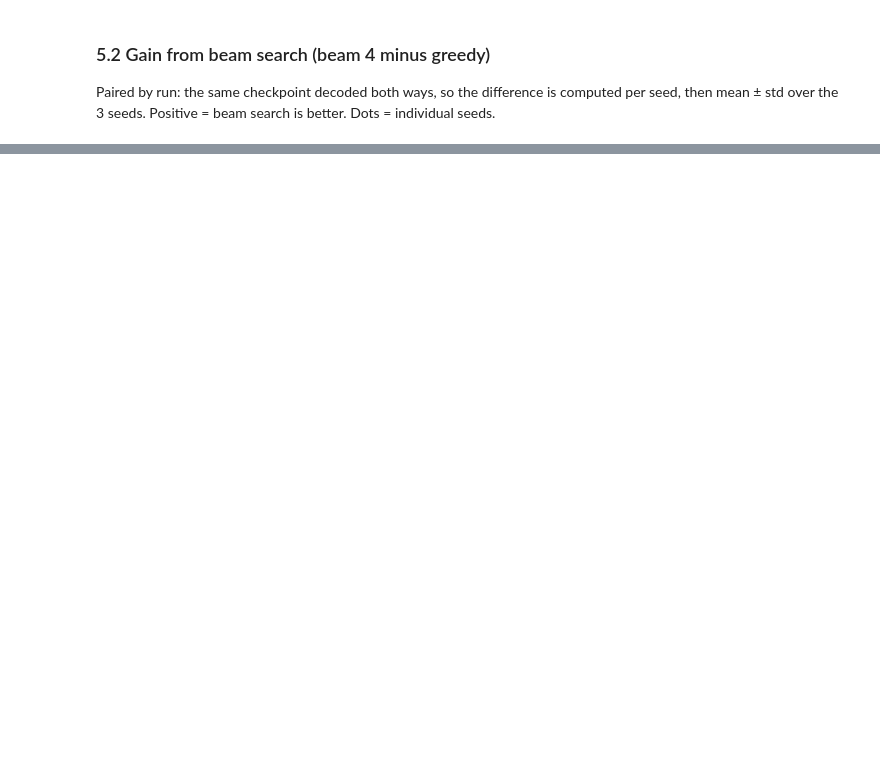
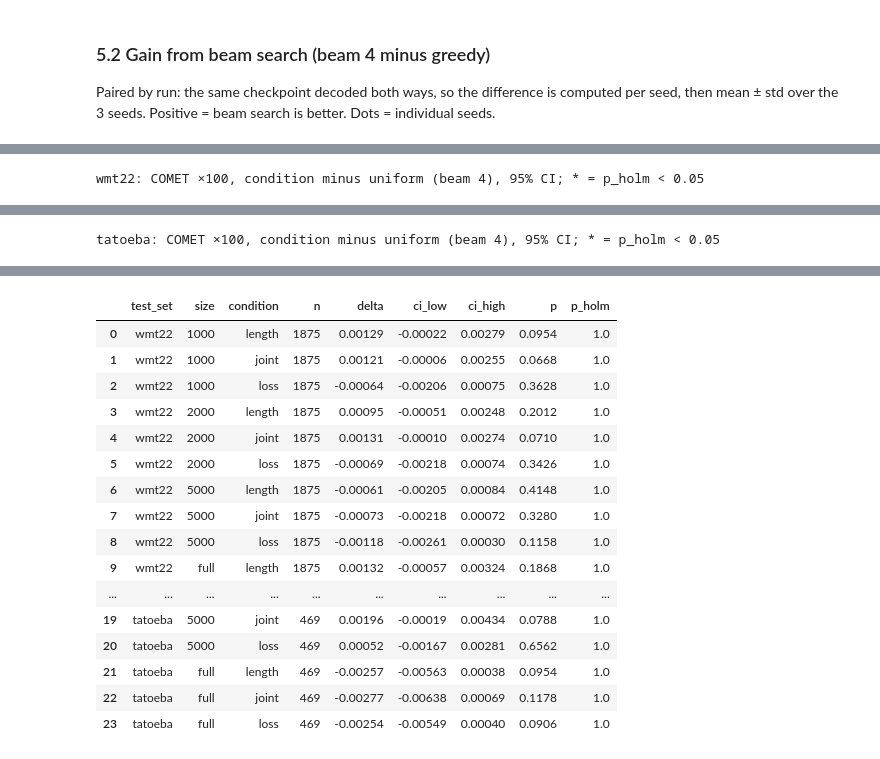
Before and after one commit to caioartus/machine_translation, a Jupyter notebook: notebooks/results.ipynb, the cells around one changed output, grey strips where cells are left out. Cells and saved outputs as stored; diff of their text form; code cells hidden in the pictures; blank space fills up the shorter version.

```diff
--- a/notebooks/results.ipynb
+++ b/notebooks/results.ipynb
@@ -248,0 +395,60 @@ plt.show()
+# %%
+import numpy as np
+
+N_BOOT = 10_000
+BOOT_BEAM = 4
+rng = np.random.default_rng(0)
+
+
+def sentence_comet(output_dir):
+    """Sentence-level COMET of one run, as a Series indexed by sentence id."""
+    scores = json.loads((Path(output_dir) / "comet.json").read_text())["sentence_scores"]
+    return pd.Series({s["id"]: s["score"] for s in scores})
+
+
+# Per sentence: COMET averaged over the 3 seeds, for every (test set, size, condition).
+runs_b = test[test["beam"] == BOOT_BEAM]
+seed_avg = {key: pd.concat([sentence_comet(o) for o in g["output"]], axis=1).mean(axis=1)
+            for key, g in runs_b.groupby(["test_set", "size", "condition"])}
+
+
+def holm(p):
+    """Holm-Bonferroni adjusted p-values."""
+    p = np.asarray(p)
+    order = np.argsort(p)
+    adj = np.maximum.accumulate((len(p) - np.arange(len(p))) * p[order]).clip(max=1)
+    out = np.empty_like(adj)
+    out[order] = adj
+    return out
+
+
+rows = []
+for test_set in TEST_SETS:
+    for size in SIZES:
+        base = seed_avg[(test_set, size, "uniform")]
+        n = len(base)
+        idx = rng.integers(0, n, size=(N_BOOT, n))  # same resamples for every condition at this size
+        for condition in CONDITIONS[1:]:
+            other = seed_avg[(test_set, size, condition)]
+            assert other.index.equals(base.index)
+            d = (other - base).to_numpy()
+            boot = d[idx].mean(axis=1)
+            p = 2 * min((boot <= 0).mean(), (boot >= 0).mean())
+            rows.append({"test_set": test_set, "size": size, "condition": condition, "n": n,
+                         "delta": d.mean(), "ci_low": np.percentile(boot, 2.5),
+                         "ci_high": np.percentile(boot, 97.5), "p": max(p, 1 / N_BOOT)})
+boot_res = pd.DataFrame(rows)
+boot_res["p_holm"] = holm(boot_res["p"])
+
+# Table: Δ COMET ×100 with 95% CI; * = significant after Holm correction (p < 0.05).
+fmt = lambda r: (f"{100 * r.delta:+.2f} [{100 * r.ci_low:+.2f}, {100 * r.ci_high:+.2f}]"
+                 + ("*" if r.p_holm < 0.05 else ""))
+boot_res["cell"] = boot_res.apply(fmt, axis=1)
+for test_set in TEST_SETS:
+    print(f"{test_set}: COMET ×100, condition minus uniform (beam {BOOT_BEAM}), 95% CI; * = p_holm < 0.05")
+    display(boot_res[boot_res["test_set"] == test_set]
+            .pivot(index="size", columns="condition", values="cell")
+            .reindex(index=SIZES, columns=CONDITIONS[1:]))
+display(boot_res.drop(columns="cell").round(5))
+# %% [output]
+wmt22: COMET ×100, condition minus uniform (beam 4), 95% CI; * = p_holm < 0.05
@@ -248,0 +461 @@ plt.show()
+tatoeba: COMET ×100, condition minus uniform (beam 4), 95% CI; * = p_holm < 0.05
@@ -248,0 +468,17 @@ plt.show()
+|  | test_set | size | condition | n | delta | ci_low | ci_high | p | p_holm |
+| 0 | wmt22 | 1000 | length | 1875 | 0.00129 | -0.00022 | 0.00279 | 0.0954 | 1.0 |
+| 1 | wmt22 | 1000 | joint | 1875 | 0.00121 | -0.00006 | 0.00255 | 0.0668 | 1.0 |
+| 2 | wmt22 | 1000 | loss | 1875 | -0.00064 | -0.00206 | 0.00075 | 0.3628 | 1.0 |
+| 3 | wmt22 | 2000 | length | 1875 | 0.00095 | -0.00051 | 0.00248 | 0.2012 | 1.0 |
+| 4 | wmt22 | 2000 | joint | 1875 | 0.00131 | -0.00010 | 0.00274 | 0.0710 | 1.0 |
+| 5 | wmt22 | 2000 | loss | 1875 | -0.00069 | -0.00218 | 0.00074 | 0.3426 | 1.0 |
+| 6 | wmt22 | 5000 | length | 1875 | -0.00061 | -0.00205 | 0.00084 | 0.4148 | 1.0 |
+| 7 | wmt22 | 5000 | joint | 1875 | -0.00073 | -0.00218 | 0.00072 | 0.3280 | 1.0 |
+| 8 | wmt22 | 5000 | loss | 1875 | -0.00118 | -0.00261 | 0.00030 | 0.1158 | 1.0 |
+| 9 | wmt22 | full | length | 1875 | 0.00132 | -0.00057 | 0.00324 | 0.1868 | 1.0 |
+| ... | ... | ... | ... | ... | ... | ... | ... | ... | ... |
+| 19 | tatoeba | 5000 | joint | 469 | 0.00196 | -0.00019 | 0.00434 | 0.0788 | 1.0 |
+| 20 | tatoeba | 5000 | loss | 469 | 0.00052 | -0.00167 | 0.00281 | 0.6562 | 1.0 |
+| 21 | tatoeba | full | length | 469 | -0.00257 | -0.00563 | 0.00038 | 0.0954 | 1.0 |
+| 22 | tatoeba | full | joint | 469 | -0.00277 | -0.00638 | 0.00069 | 0.1178 | 1.0 |
+| 23 | tatoeba | full | loss | 469 | -0.00254 | -0.00549 | 0.00040 | 0.0906 | 1.0 |
```
Also changed, not shown: parts of 10 cells of this notebook, 22 other files.
